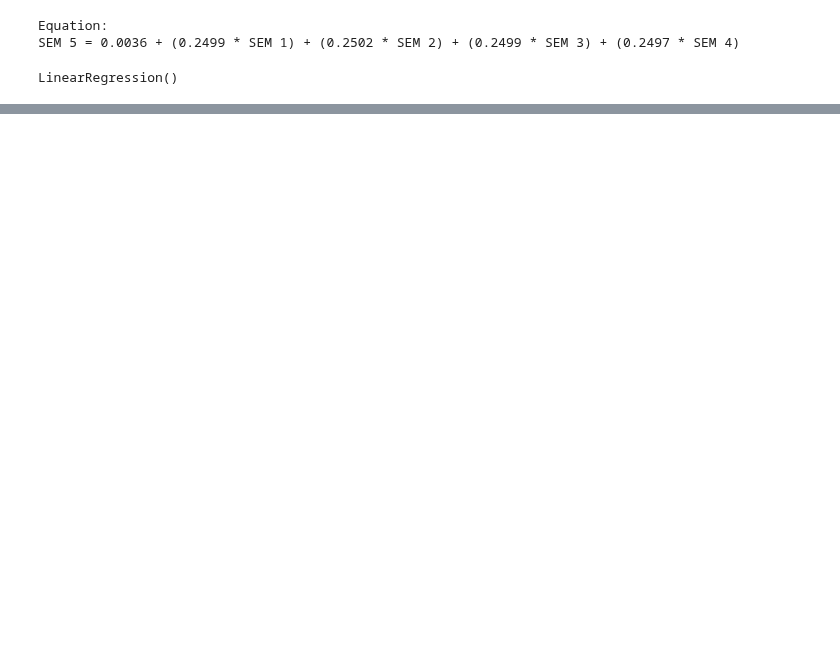
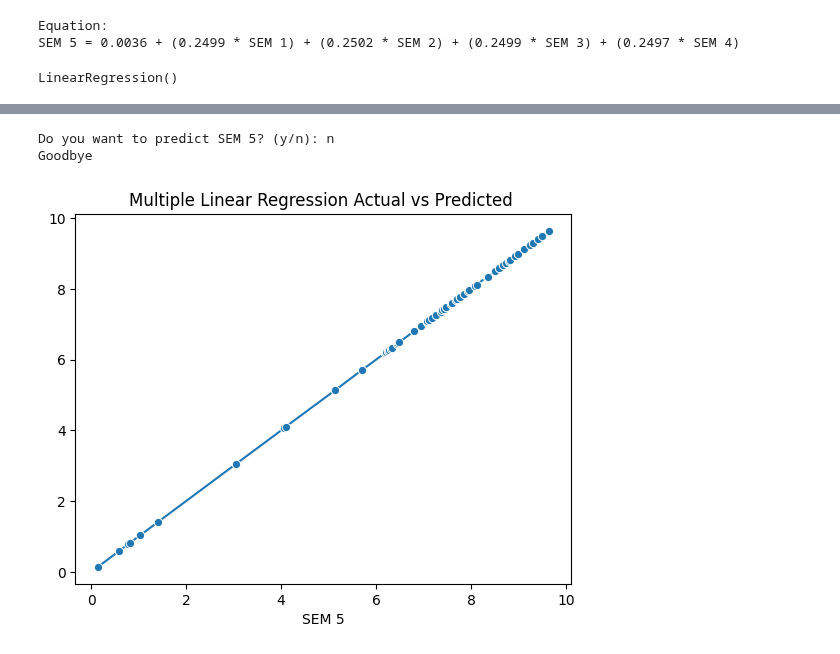
Before and after one commit to Prabhupritam-001/AML_LAB, a Jupyter notebook: Experiment_03/code.ipynb, the cells around one changed output, grey strips where cells are left out. Drawn from its saved outputs; the diff is of its cells as text; code cells hidden in the pictures; blank space fills up the shorter version.

```diff
--- a/Experiment_03/code.ipynb
+++ b/Experiment_03/code.ipynb
@@ -12,6 +14,6 @@ from sklearn.metrics import (
     r2_score
 )
 # %%
-df = pd.read_excel("cgpaPRED.xls")
+df = pd.read_excel("https://raw.githubusercontent.com/Prabhupritam-001/AML_LAB/main/Experiment_03/cgpaPRED.xls")
 df.columns
 # %% [output]
@@ -120,0 +119,21 @@ SEM 5 = 0.0035 + (0.9997 × Average of SEM1-SEM4)
+# %%
+while True:
+    user_choice = input("Do you want to predict SEM 5? (y/n): ").lower()
+
+    if user_choice == "n":
+        print("Goodbye")
+        break
+    elif user_choice == "y":
+        s1 = float(input("Enter SEM 1: "))
+        s2 = float(input("Enter SEM 2: "))
+        s3 = float(input("Enter SEM 3: "))
+        s4 = float(input("Enter SEM 4: "))
+
+        pred = mlr.predict([[s1, s2, s3, s4]])
+        print(f"Predicted SEM 5: {pred[0]:.2f}\n")
+    else:
+
+        print("Please enter 'y' or 'n'.\n")
+# %% [output]
+Do you want to predict SEM 5? (y/n): n
+Goodbye
@@ -120,0 +144,6 @@ SEM 5 = 0.0035 + (0.9997 × Average of SEM1-SEM4)
+# %%
+sns.lineplot(x=y_test,y=y_pred,marker='o')
+plt.title("Multiple Linear Regression Actual vs Predicted ")
+plt.show()
+# %% [output]
+[figure, added]
```
Also changed, not shown: parts of 9 cells of this notebook.
